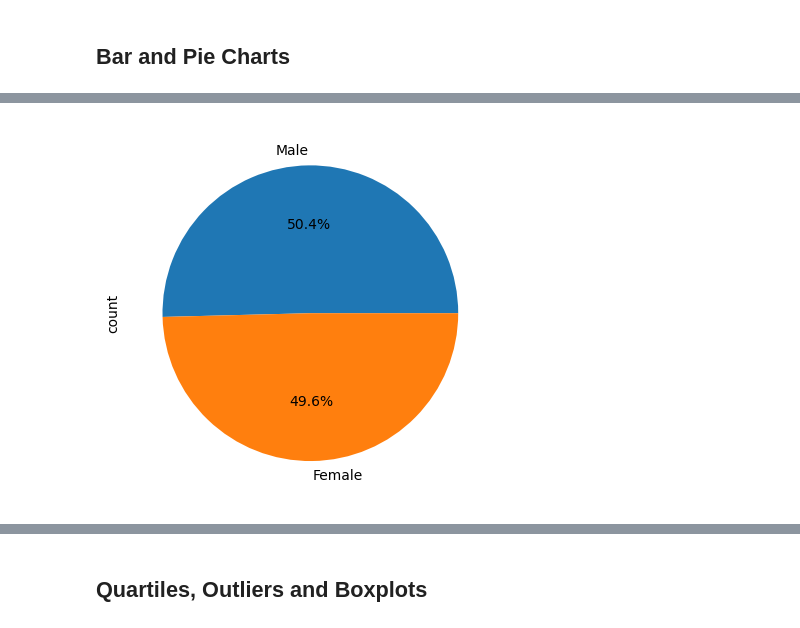
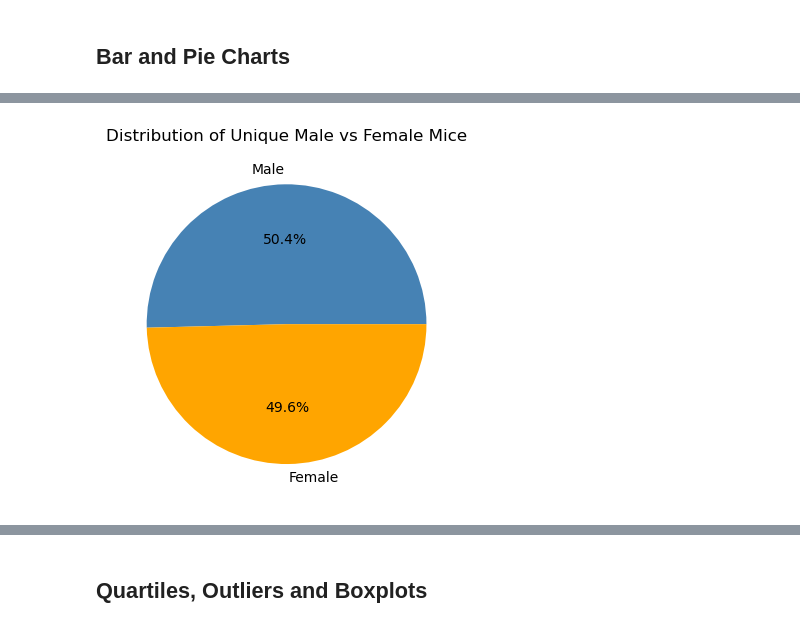
Before and after one commit to cloudyah2015/Matplotlib, a Jupyter notebook: Pymaceuticals/pymaceuticals.ipynb, the cells around one changed output, grey strips where cells are left out. Drawn from its saved outputs; the diff is of its cells as text; code cells hidden in the pictures.

```diff
--- a/Pymaceuticals/pymaceuticals.ipynb
+++ b/Pymaceuticals/pymaceuticals.ipynb
@@ -146,9 +160,19 @@ cleaned_data["Mouse ID"].nunique()
 # %%
 # Generate a pie chart, using Pandas, showing the distribution of unique female versus male mice used in the study
 
 # Get the unique mice with their gender
+unique_mice_gender = cleaned_data.drop_duplicates(subset=["Mouse ID"])["Sex"].value_counts()
 
-
+unique_mice_gender.plot(
+    kind="pie",
+    autopct="%1.1f%%",  # Add percentages to the pie chart
+    title="Distribution of Unique Male vs Female Mice",
+    ylabel="",  # Remove the default ylabel
+    figsize=(4, 4),
+    colors=["steelblue", "orange"]
+)
 # Make the pie chart
+plt.tight_layout()
+plt.show()
 # %% [output]
-[figure, old version]
+[figure, new version]
```
Also changed, not shown: parts of 22 cells of this notebook, 1 other file.
